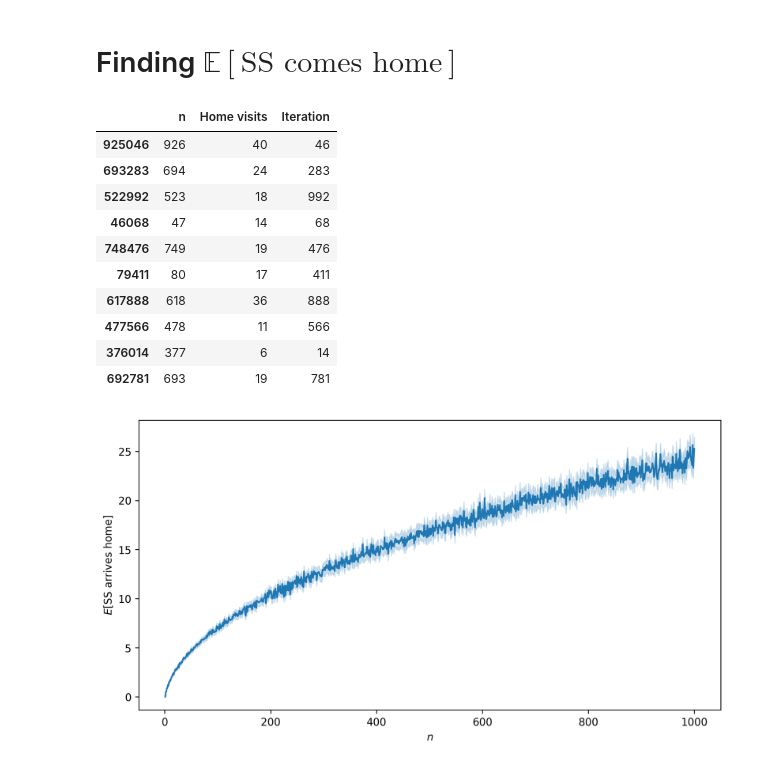
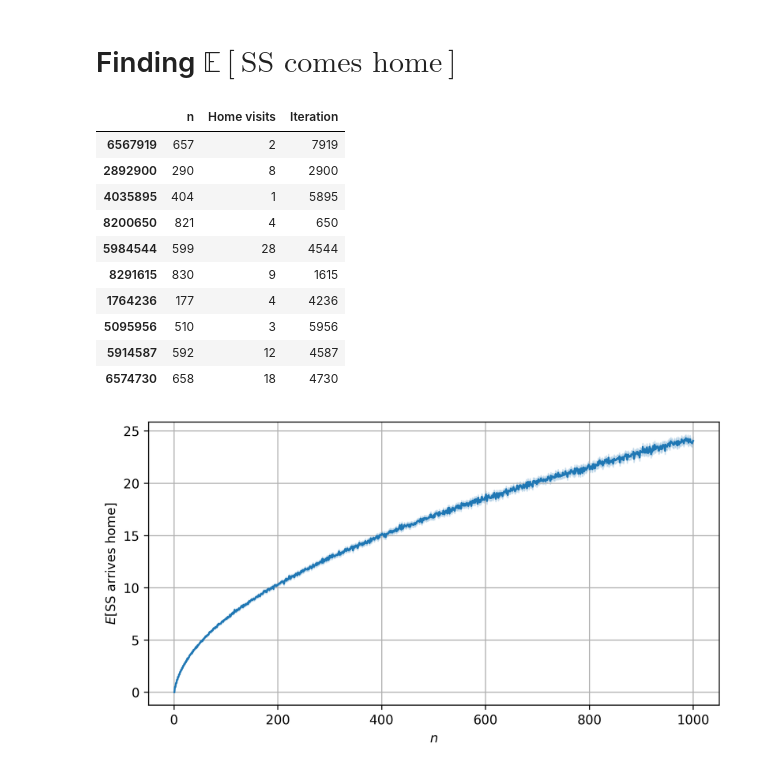
Before and after one commit to nngerncham/cs315_private, a Jupyter notebook: midterm/Problem 2.ipynb, the cells around one changed output. Saved outputs shown, nothing was run; the diff lists cells and outputs as text; code cells hidden in the pictures.

```diff
--- a/midterm/Problem 2.ipynb
+++ b/midterm/Problem 2.ipynb
@@ -8,7 +8,7 @@ from scipy.optimize import minimize
 from IPython.display import display, Math
 
 N = 1000
-M = 1000
+M = 10000
 rng = np.random.default_rng()
 
 %matplotlib inline
@@ -50,24 +48,25 @@ df_probs = simulate_rd_walk(N)
 df_probs.sample(10)
 # %% [output]
 |  | n | Home visits | Iteration |
-| 925046 | 926 | 40 | 46 |
-| 693283 | 694 | 24 | 283 |
-| 522992 | 523 | 18 | 992 |
-| 46068 | 47 | 14 | 68 |
-| 748476 | 749 | 19 | 476 |
-| 79411 | 80 | 17 | 411 |
-| 617888 | 618 | 36 | 888 |
-| 477566 | 478 | 11 | 566 |
-| 376014 | 377 | 6 | 14 |
-| 692781 | 693 | 19 | 781 |
+| 6567919 | 657 | 2 | 7919 |
+| 2892900 | 290 | 8 | 2900 |
+| 4035895 | 404 | 1 | 5895 |
+| 8200650 | 821 | 4 | 650 |
+| 5984544 | 599 | 28 | 4544 |
+| 8291615 | 830 | 9 | 1615 |
+| 1764236 | 177 | 4 | 4236 |
+| 5095956 | 510 | 3 | 5956 |
+| 5914587 | 592 | 12 | 4587 |
+| 6574730 | 658 | 18 | 4730 |
 # %%
-fig, ax = plt.subplots(figsize=(10, 5), dpi=300)
+fig, ax = plt.subplots(figsize=(8, 4), dpi=300)
 
 sns.lineplot(df_probs, x="n", y="Home visits")
 ax.set_ylabel("$E$[SS arrives home]")
 ax.set_xlabel("$n$")
 
 fig.savefig("graphics/02-arriveshome", bbox_inches='tight')
+plt.grid()
 plt.show(fig)
 # %% [output]
-[figure, old version]
+[figure, new version]
```
Also changed, not shown: parts of 8 cells of this notebook, 3 other files.
